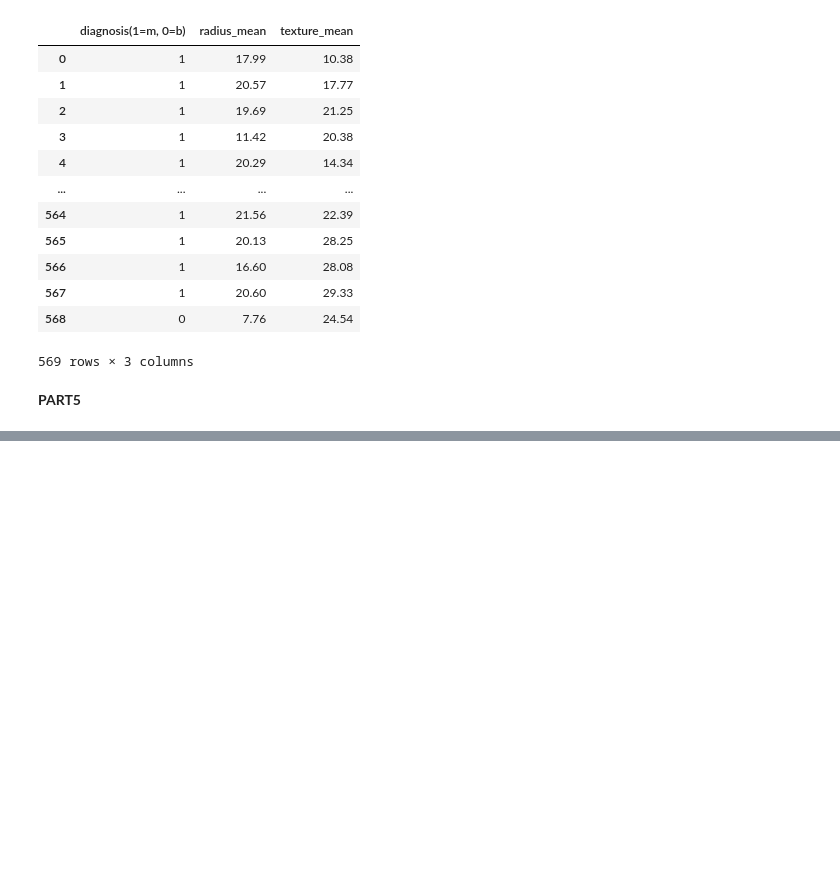
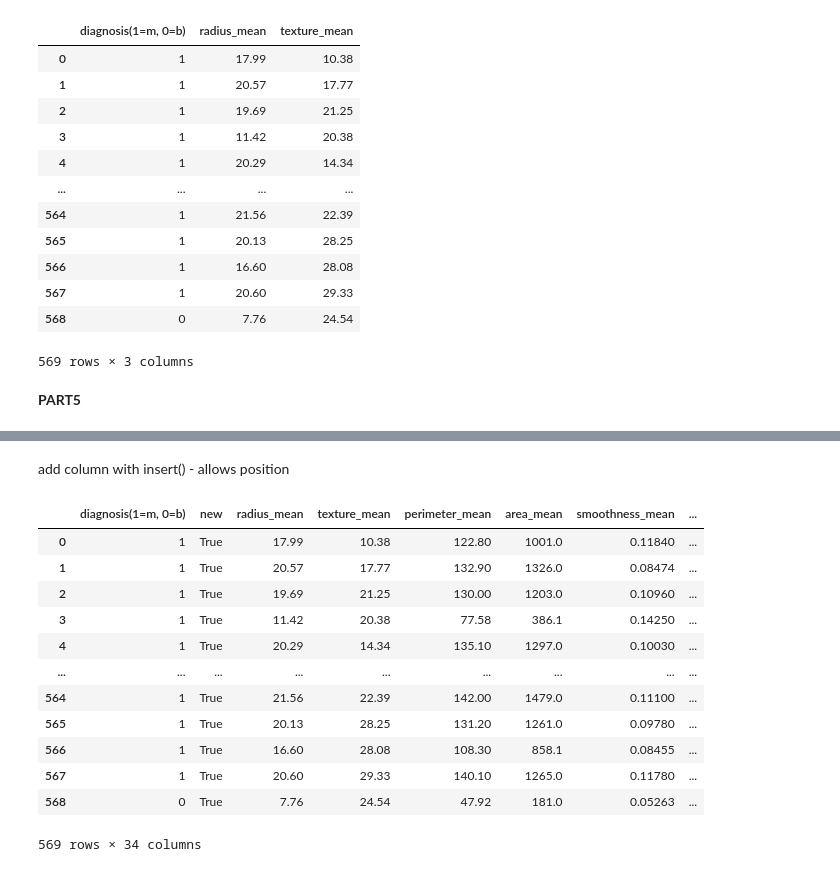
Before and after one commit to ukasz21/learning, a Jupyter notebook: numpy_tutorials/codemy_pandas_tutorial/pandas_codemy_pt2_28.ipynb, the cells around one changed output, grey strips where cells are left out. Saved outputs shown, nothing was run; the diff lists cells and outputs as text; code cells hidden in the pictures; blank space fills up the shorter version.

```diff
--- a/numpy_tutorials/codemy_pandas_tutorial/pandas_codemy_pt2_28.ipynb
+++ b/numpy_tutorials/codemy_pandas_tutorial/pandas_codemy_pt2_28.ipynb
@@ -324,0 +467,3 @@ df2.iloc[:, 0:3]
+# %%
+new = ['one1', 'one2', 'one3', 'one4'] # it must be size of the table
+df2['new'] = new
@@ -324,0 +474,3 @@ df2.iloc[:, 0:3]
+# %%
+df2['nothingnew'] = [True] * len(df2)
+df2
@@ -324,0 +493,3 @@ df2.iloc[:, 0:3]
+# %%
+df2['nothingold'] = [np.nan] * len(df2)
+df2
@@ -324,0 +510,19 @@ df2.iloc[:, 0:3]
+# %% [markdown]
+add column with insert() - allows position
+# %%
+df2.insert(1, "new", [True]*len(df2), True) # index, header, whats inside, allow duplicates
+df2
+# %% [output]
+|  | diagnosis(1=m, 0=b) | new | radius_mean | texture_mean | perimeter_mean | area_mean | smoothness_mean | ... |
+| 0 | 1 | True | 17.99 | 10.38 | 122.80 | 1001.0 | 0.11840 | ... |
+| 1 | 1 | True | 20.57 | 17.77 | 132.90 | 1326.0 | 0.08474 | ... |
+| 2 | 1 | True | 19.69 | 21.25 | 130.00 | 1203.0 | 0.10960 | ... |
+| 3 | 1 | True | 11.42 | 20.38 | 77.58 | 386.1 | 0.14250 | ... |
+| 4 | 1 | True | 20.29 | 14.34 | 135.10 | 1297.0 | 0.10030 | ... |
+| ... | ... | ... | ... | ... | ... | ... | ... | ... |
+| 564 | 1 | True | 21.56 | 22.39 | 142.00 | 1479.0 | 0.11100 | ... |
+| 565 | 1 | True | 20.13 | 28.25 | 131.20 | 1261.0 | 0.09780 | ... |
+| 566 | 1 | True | 16.60 | 28.08 | 108.30 | 858.1 | 0.08455 | ... |
+| 567 | 1 | True | 20.60 | 29.33 | 140.10 | 1265.0 | 0.11780 | ... |
+| 568 | 0 | True | 7.76 | 24.54 | 47.92 | 181.0 | 0.05263 | ... |
+569 rows × 34 columns
```
Also changed, not shown: parts of 27 cells of this notebook.
